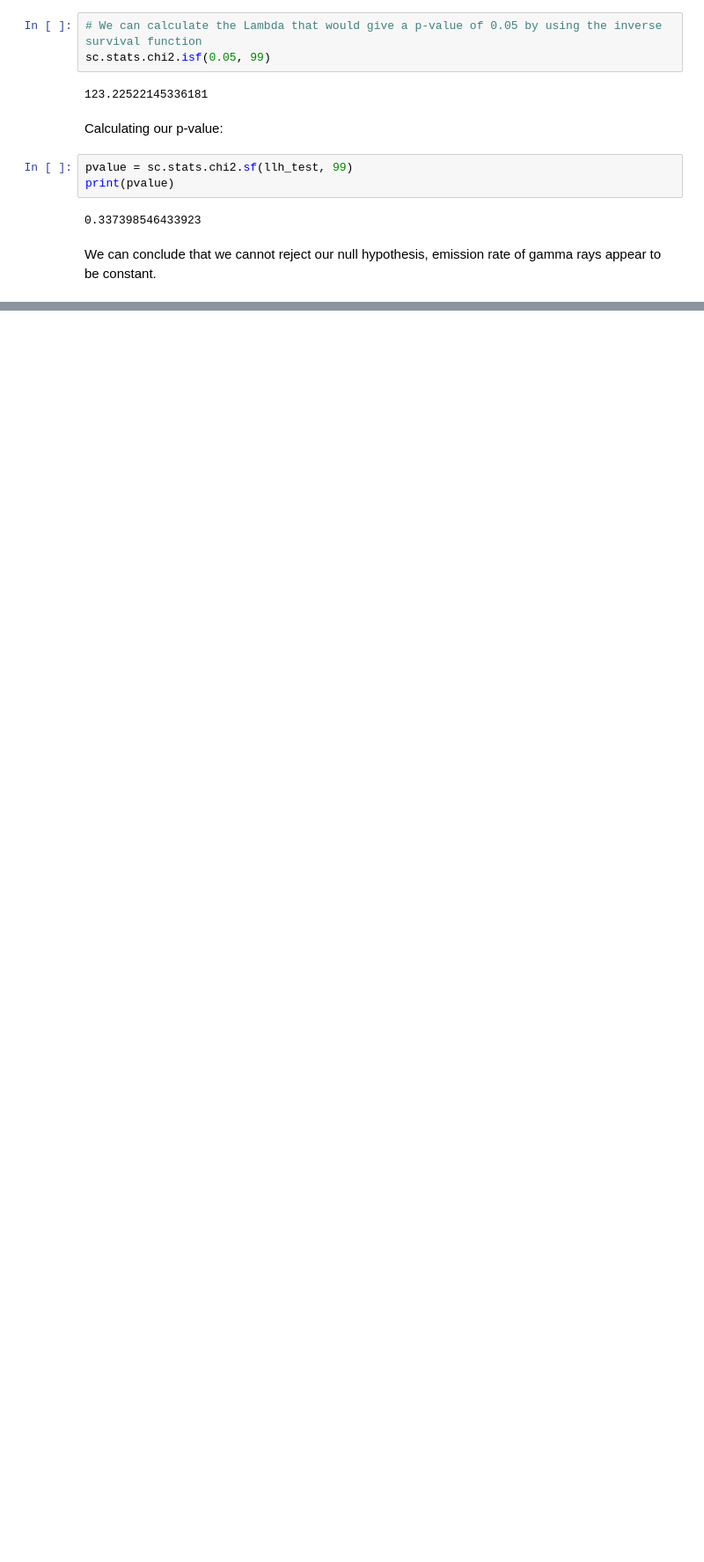
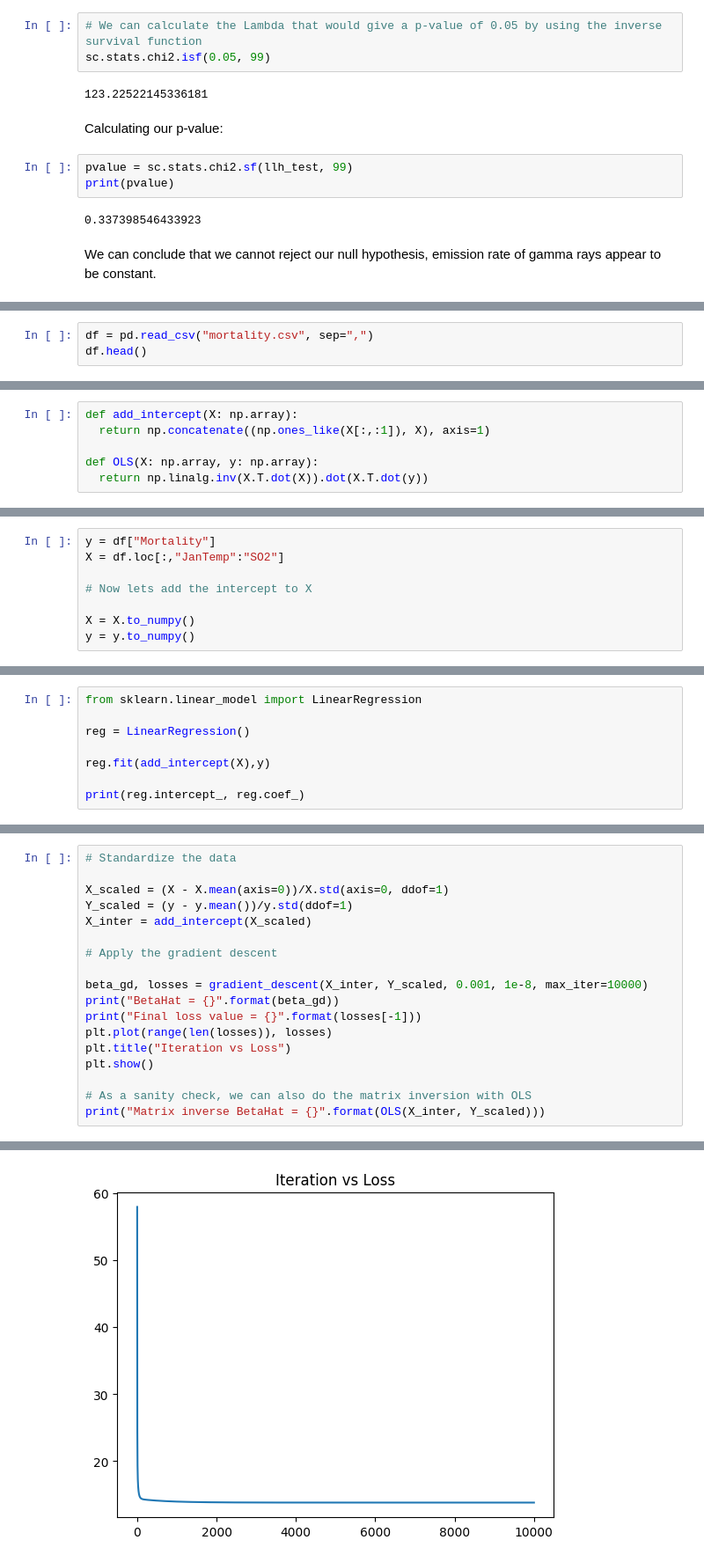
Before and after one commit to pipaber/Portfolio, a Jupyter notebook: posts/Regression_and_Gradient_Descent/regression_and_gradient_descent.ipynb, the cells around one changed output, grey strips where cells are left out. Shown at 88% size. Cells and saved outputs as stored; diff of their text form; blank space fills up the shorter version.

Commit message:
gradient descent commit

```diff
--- a/posts/Regression_and_Gradient_Descent/regression_and_gradient_descent.ipynb
+++ b/posts/Regression_and_Gradient_Descent/regression_and_gradient_descent.ipynb
@@ -129,0 +140,3 @@ We can conclude that we cannot reject our null hypothesis, emission rate of gamm
+# %%
+df = pd.read_csv("mortality.csv", sep=",")
+df.head()
@@ -129,0 +154,6 @@ We can conclude that we cannot reject our null hypothesis, emission rate of gamm
+# %%
+def add_intercept(X: np.array):
+  return np.concatenate((np.ones_like(X[:,:1]), X), axis=1)
+
+def OLS(X: np.array, y: np.array):
+  return np.linalg.inv(X.T.dot(X)).dot(X.T.dot(y))
@@ -129,0 +162,8 @@ We can conclude that we cannot reject our null hypothesis, emission rate of gamm
+# %%
+y = df["Mortality"]
+X = df.loc[:,"JanTemp":"SO2"]
+
+# Now lets add the intercept to X
+
+X = X.to_numpy()
+y = y.to_numpy()
@@ -129,0 +183,8 @@ We can conclude that we cannot reject our null hypothesis, emission rate of gamm
+# %%
+from sklearn.linear_model import LinearRegression
+
+reg = LinearRegression()
+
+reg.fit(add_intercept(X),y)
+
+print(reg.intercept_, reg.coef_)
@@ -129,0 +234,19 @@ We can conclude that we cannot reject our null hypothesis, emission rate of gamm
+# %%
+# Standardize the data
+
+X_scaled = (X - X.mean(axis=0))/X.std(axis=0, ddof=1)
+Y_scaled = (y - y.mean())/y.std(ddof=1)
+X_inter = add_intercept(X_scaled)
+
+# Apply the gradient descent
+
+beta_gd, losses = gradient_descent(X_inter, Y_scaled, 0.001, 1e-8, max_iter=10000)
+print("BetaHat = {}".format(beta_gd))
+print("Final loss value = {}".format(losses[-1]))
+plt.plot(range(len(losses)), losses)
+plt.title("Iteration vs Loss")
+plt.show()
+
+# As a sanity check, we can also do the matrix inversion with OLS
+print("Matrix inverse BetaHat = {}".format(OLS(X_inter, Y_scaled)))
+# %% [output]
@@ -129,0 +259 @@ We can conclude that we cannot reject our null hypothesis, emission rate of gamm
+[figure, added]
```
Also changed, not shown: parts of 14 cells of this notebook, 6 other files.
